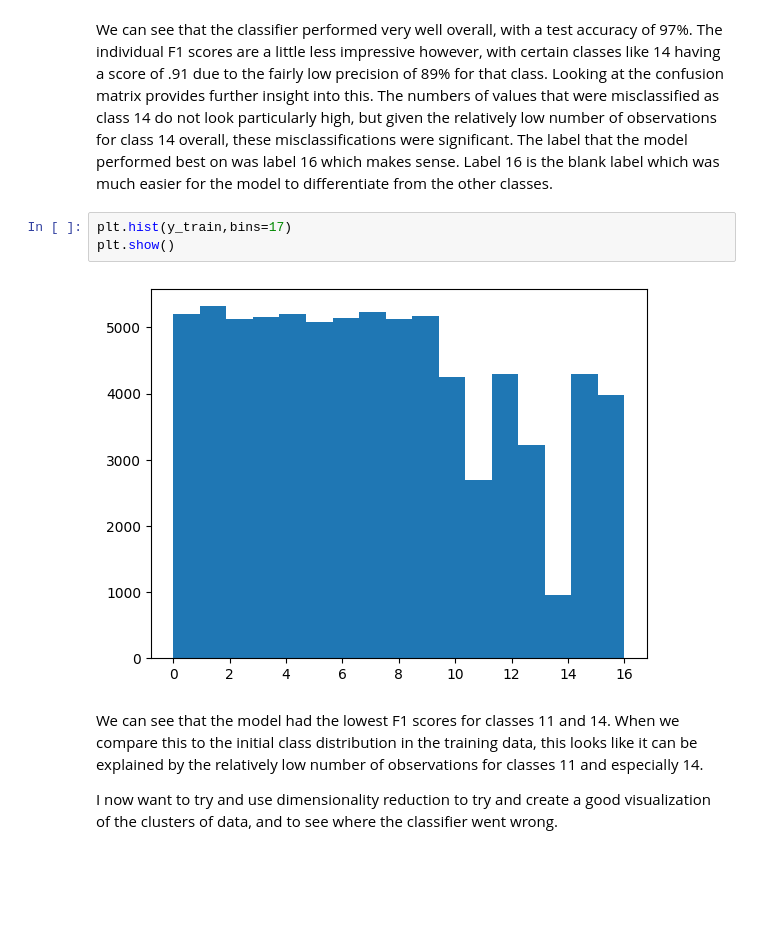
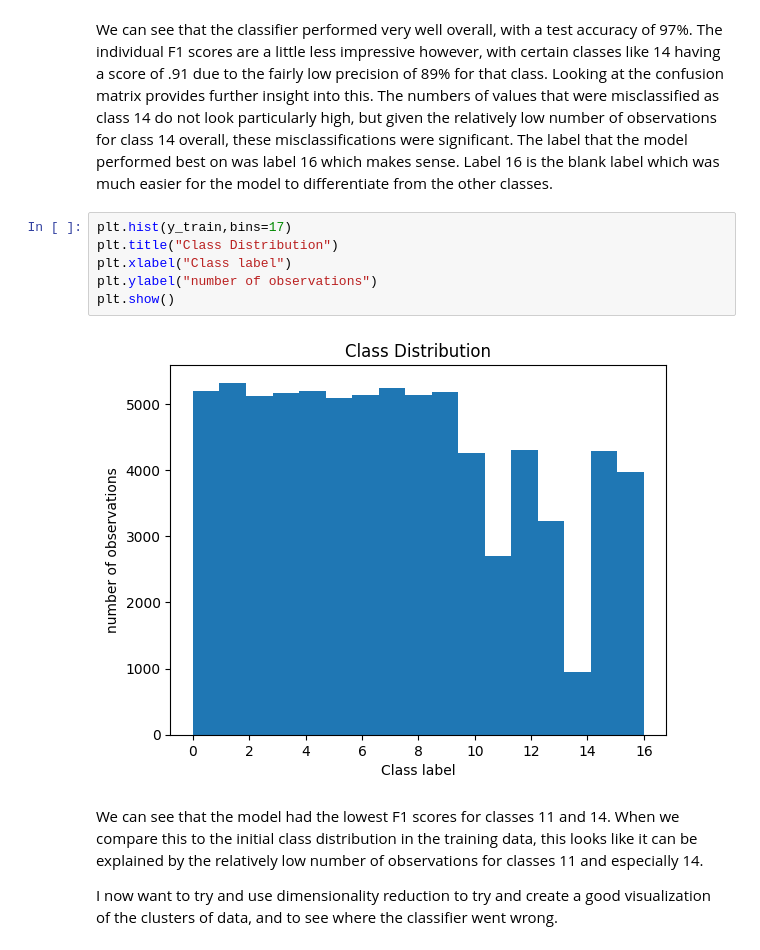
Before and after one commit to ColeDixon78/IntroML, a Jupyter notebook: Machine Learning/Project 2/Cole_Dixon_Project_2.ipynb, the cells around one changed output. Cells and saved outputs as stored; diff of their text form; blank space fills up the shorter version.

```diff
--- a/Machine Learning/Project 2/Cole_Dixon_Project_2.ipynb
+++ b/Machine Learning/Project 2/Cole_Dixon_Project_2.ipynb
@@ -261,9 +267,12 @@ Confusion matrix:
 We can see that the classifier performed very well overall, with a test accuracy of 97%. The individual F1 scores are a little less impressive however, with certain classes like 14 having a score of .91 due to the fairly low precision of 89% for that class. Looking at the confusion matrix provides further insight into this. The numbers of values that were misclassified as class 14 do not look particularly high, but given the relatively low number of observations for class 14 overall, these misclassifications were significant. The label that the model performed best on was label 16 which makes sense. Label 16 is the blank label which was much easier for the model to differentiate from the other classes.
 # %%
 plt.hist(y_train,bins=17)
+plt.title("Class Distribution")
+plt.xlabel("Class label")
+plt.ylabel("number of observations")
 plt.show()
 # %% [output]
-[figure, old version]
+[figure, new version]
 # %% [markdown]
 We can see that the model had the lowest F1 scores for classes 11 and 14. When we compare this to the initial class distribution in the training data, this looks like it can be explained by the relatively low number of observations for classes 11 and especially 14.
 
```
Also changed, not shown: parts of 13 cells of this notebook, 2 other files.
